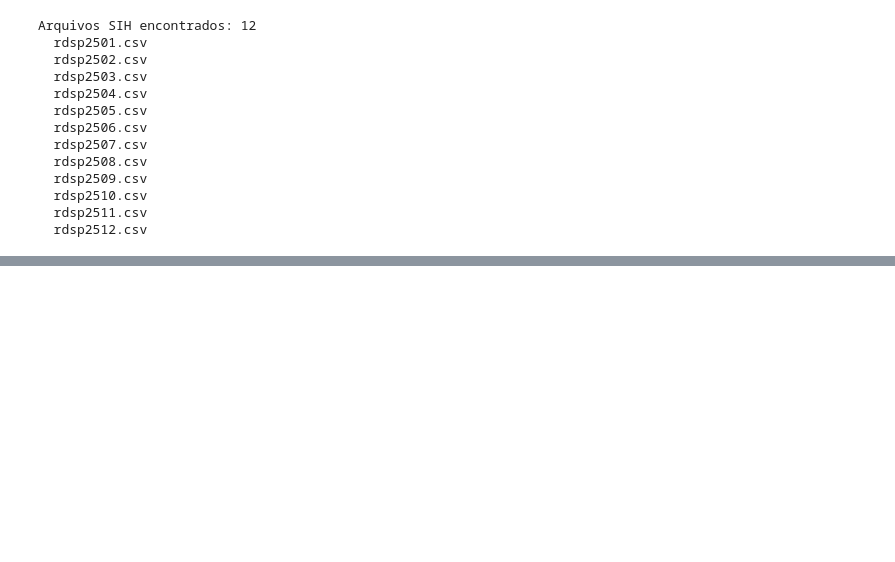
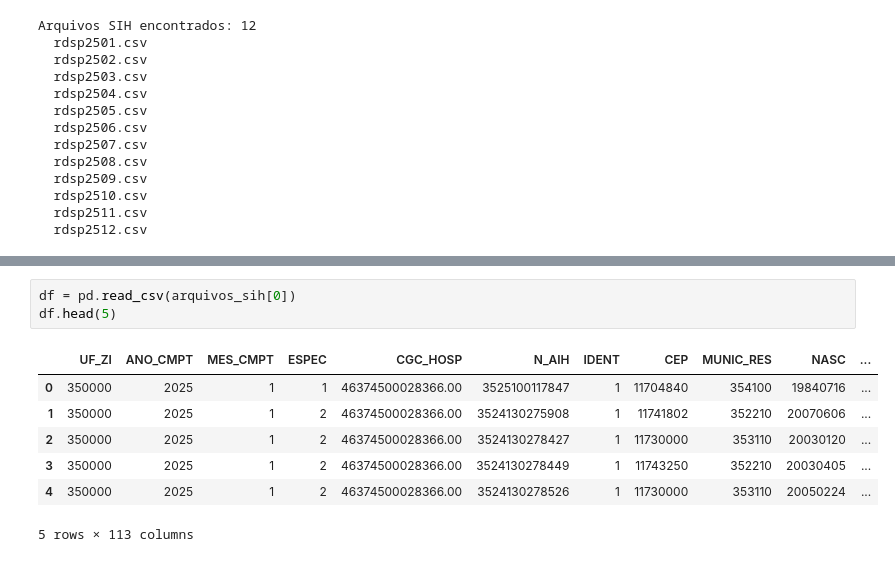
Before and after one commit to Carolina-Silva/TCC, a Jupyter notebook: notebooks/02_eda.ipynb, the cells around one changed output, grey strips where cells are left out. Saved outputs shown, nothing was run; the diff lists cells and outputs as text; blank space fills up the shorter version.

```diff
--- a/notebooks/02_eda.ipynb
+++ b/notebooks/02_eda.ipynb
@@ -100,0 +107,11 @@ Colunas (1):
+# %%
+df = pd.read_csv(arquivos_sih[0])
+df.head(5)
+# %% [output]
+|  | UF_ZI | ANO_CMPT | MES_CMPT | ESPEC | CGC_HOSP | N_AIH | IDENT | CEP | MUNIC_RES | NASC | ... |
+| 0 | 350000 | 2025 | 1 | 1 | 46374500028366.00 | 3525100117847 | 1 | 11704840 | 354100 | 19840716 | ... |
+| 1 | 350000 | 2025 | 1 | 2 | 46374500028366.00 | 3524130275908 | 1 | 11741802 | 352210 | 20070606 | ... |
+| 2 | 350000 | 2025 | 1 | 2 | 46374500028366.00 | 3524130278427 | 1 | 11730000 | 353110 | 20030120 | ... |
+| 3 | 350000 | 2025 | 1 | 2 | 46374500028366.00 | 3524130278449 | 1 | 11743250 | 352210 | 20030405 | ... |
+| 4 | 350000 | 2025 | 1 | 2 | 46374500028366.00 | 3524130278526 | 1 | 11730000 | 353110 | 20050224 | ... |
+5 rows × 113 columns
```
Also changed, not shown: parts of 13 cells of this notebook, 1 other file.
